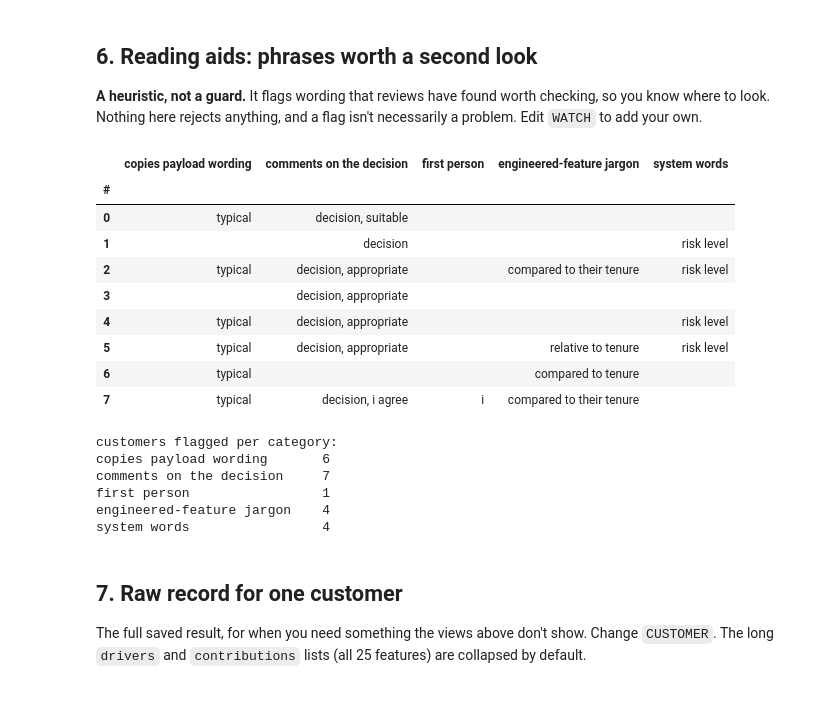
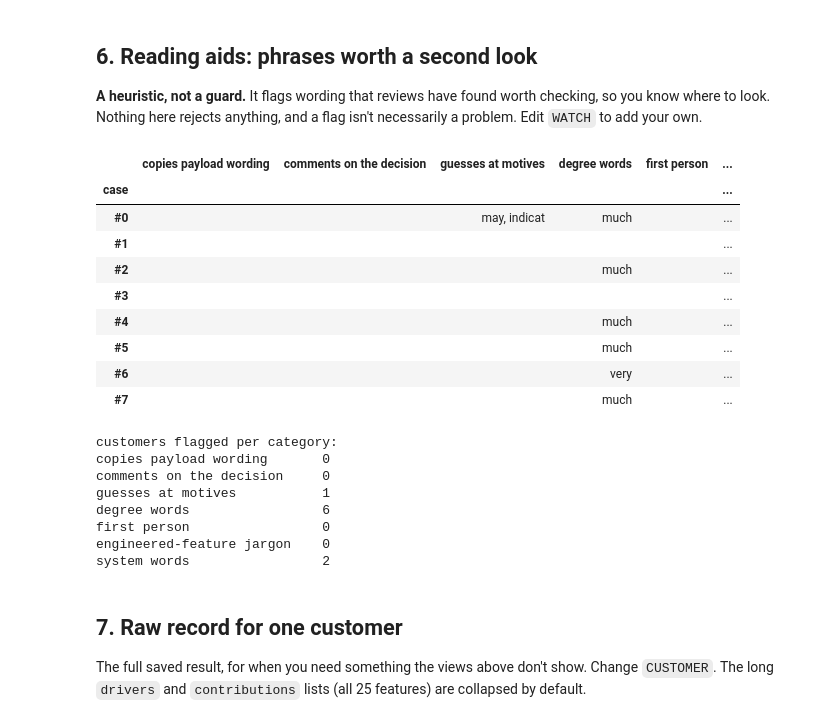
Before and after one commit to faridqul/telco-churn-retention, a Jupyter notebook: LLMcalls.ipynb, the cells around one changed output. Saved outputs shown, nothing was run; the diff lists cells and outputs as text; code cells hidden in the pictures.

```diff
--- a/LLMcalls.ipynb
+++ b/LLMcalls.ipynb
@@ -206,9 +212,13 @@ def attempt_block(attempt):
             f'<pre>{esc(attempt["text"])}</pre></div>')
 
 
+def case_name(i):
+    return results[i].get("case", f"#{i}")
+
+
 def customer_card(i):
     r = results[i]
-    payload = r["payload"]
+    sent = narrate.sent_payload(payload := r["payload"], r["prompt_version"])
     structured = r["structured"]
     if structured is not None:
         output = (f"<p>risk level: <b>{esc(structured['risk_level'])}</b></p>"
@@ -220,14 +230,16 @@ def customer_card(i):
     omitted = ", ".join(payload["protected_drivers_omitted"]) or "none"
     return f"""
     <div class="llm-card">
-      <h3>Customer #{i}</h3>
+      <h3>{esc(case_name(i))}</h3>
       <div class="llm-meta">churn probability {r['churn_probability']:.4f} (not sent to the model) ·
         prompt {esc(r['prompt_version'])} · {esc(r['model'])} ·
         protected drivers withheld: {esc(omitted)}</div>
       <div class="llm-cols">
         <div class="llm-col"><h4>Input: sent to the model</h4>
-          <p>risk level: <b>{esc(payload['risk_level'])}</b> · decision: <b>{esc(payload['decision'])}</b></p>
-          {factor_rows(payload['factors'])}
+          <p>risk level: <b>{esc(sent['risk_level'])}</b>{
+            f" · decision: <b>{esc(sent['decision'])}</b>" if "decision" in sent
+            else " · decision: <i>not sent</i>"}</p>
+          {factor_rows(sent['factors'])}
         </div>
         <div class="llm-col"><h4>Output: accepted reply</h4>{output}</div>
       </div>
@@ -388,42 +406,46 @@ isn't necessarily a problem. Edit `WATCH` to add your own.
 # %%
 WATCH = {
     "copies payload wording": ["typical"],
     "comments on the decision": ["decision", "appropriate", "suitable", "i agree"],
+    "guesses at motives": ["may ", "might", "suggest", "indicat", "perhaps"],
+    "degree words": ["much ", "very ", "far "],
     "first person": [" i ", "i'm", " my ", " we "],
     "engineered-feature jargon": ["weighted by tenure", "relative to tenure", "compared to their tenure", "compared to tenure"],
     "system words": ["model", "score", "threshold", "probability", "risk level"],
 }
 
 flags = []
 for i, r in enumerate(results):
     text = f" {(r['narrative'] or '').lower()} "
-    row = {"#": i}
+    row = {"case": r.get("case", f"#{i}")}
     for label, phrases in WATCH.items():
         hits = [p.strip() for p in phrases if p in text]
         row[label] = ", ".join(hits)
     flags.append(row)
 
-flag_table = pd.DataFrame(flags).set_index("#")
+flag_table = pd.DataFrame(flags).set_index("case")
 display(flag_table)
 print("customers flagged per category:")
 print((flag_table != "").sum().to_string())
 # %% [output]
-|  | copies payload wording | comments on the decision | first person | engineered-feature jargon | system words |
-| # |  |  |  |  |  |
-| 0 | typical | decision, suitable |  |  |  |
-| 1 |  | decision |  |  | risk level |
-| 2 | typical | decision, appropriate |  | compared to their tenure | risk level |
-| 3 |  | decision, appropriate |  |  |  |
-| 4 | typical | decision, appropriate |  |  | risk level |
-| 5 | typical | decision, appropriate |  | relative to tenure | risk level |
-| 6 | typical |  |  | compared to tenure |  |
-| 7 | typical | decision, i agree | i | compared to their tenure |  |
+|  | copies payload wording | comments on the decision | guesses at motives | degree words | first person | ... |
+| case |  |  |  |  |  | ... |
+| #0 |  |  | may, indicat | much |  | ... |
+| #1 |  |  |  |  |  | ... |
+| #2 |  |  |  | much |  | ... |
+| #3 |  |  |  |  |  | ... |
+| #4 |  |  |  | much |  | ... |
+| #5 |  |  |  | much |  | ... |
+| #6 |  |  |  | very |  | ... |
+| #7 |  |  |  | much |  | ... |
 customers flagged per category:
-copies payload wording       6
-comments on the decision     7
-first person                 1
-engineered-feature jargon    4
-system words                 4
+copies payload wording       0
+comments on the decision     0
+guesses at motives           1
+degree words                 6
+first person                 0
+engineered-feature jargon    0
+system words                 2
 # %% [markdown]
 ## 7. Raw record for one customer
 
```
Also changed, not shown: parts of 15 cells of this notebook, 7 other files.
